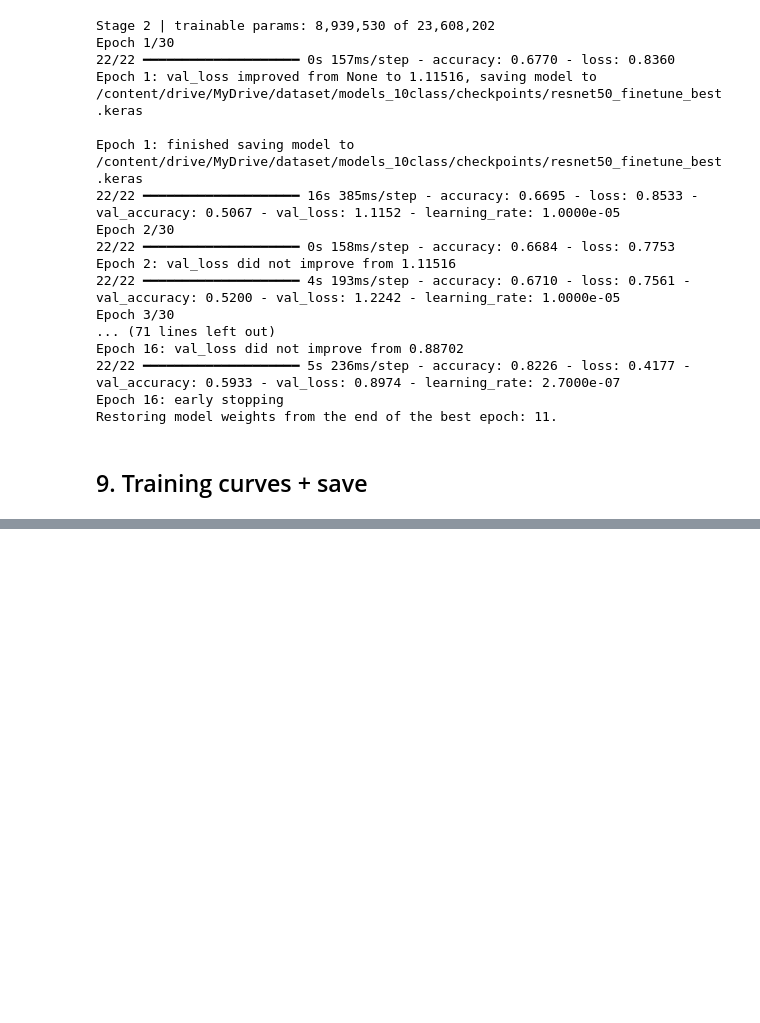
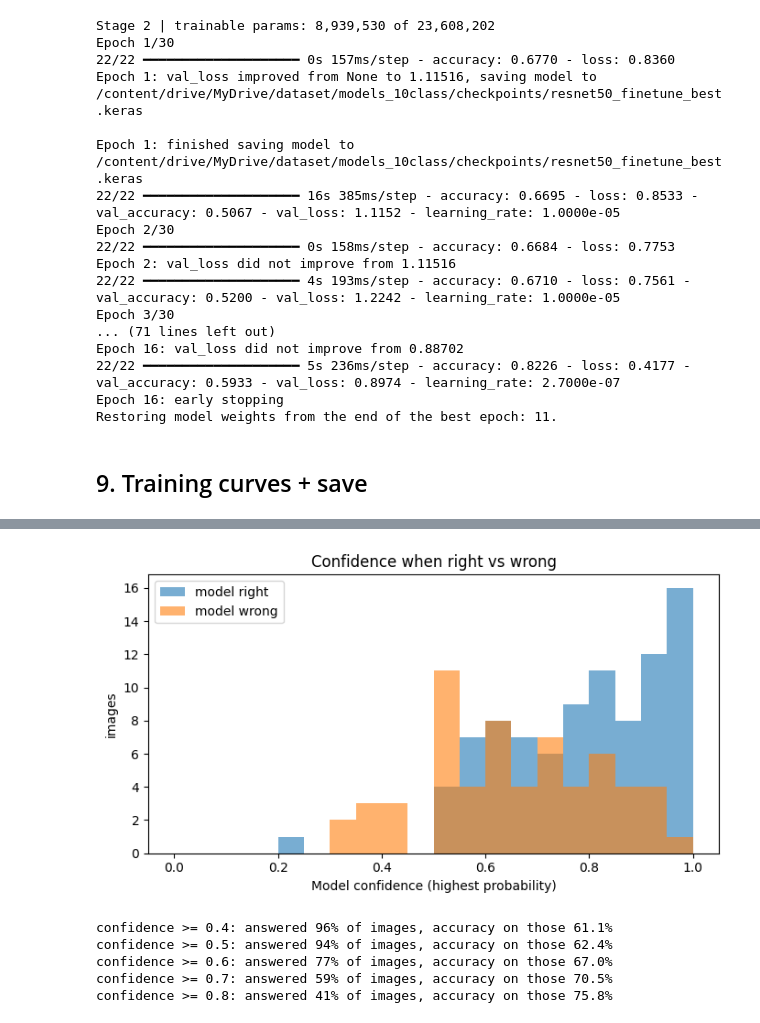
Before and after one commit to Janith303/Sinhala-and-Maths-Model-training-, a Jupyter notebook: notebook/resnet50.ipynb, the cells around one changed output, grey strips where cells are left out. Cells and saved outputs as stored; diff of their text form; code cells hidden in the pictures; blank space fills up the shorter version.

```diff
--- a/notebook/resnet50.ipynb
+++ b/notebook/resnet50.ipynb
@@ -526,0 +688,24 @@ Restoring model weights from the end of the best epoch: 11.
+# %%
+# Confidence: how sure is the model when it is right vs wrong? Use this to choose a "try again" limit.
+conf = probs.max(axis=1)
+right = (y_pred == y_true)
+
+plt.figure(figsize=(7, 4))
+plt.hist(conf[right],  bins=20, range=(0, 1), alpha=0.6, label="model right")
+plt.hist(conf[~right], bins=20, range=(0, 1), alpha=0.6, label="model wrong")
+plt.xlabel("Model confidence (highest probability)"); plt.ylabel("images"); plt.legend()
+plt.title("Confidence when right vs wrong")
+plt.tight_layout()
+plt.savefig(PLOTS_DIR / "resnet50_10class_confidence.png", dpi=150)
+plt.show()
+
+for t in [0.4, 0.5, 0.6, 0.7, 0.8]:
+    keep = conf >= t
+    print(f"confidence >= {t:.1f}: answered {keep.mean():.0%} of images, accuracy on those {right[keep].mean():.1%}")
+# %% [output]
+[figure, added]
+confidence >= 0.4: answered 96% of images, accuracy on those 61.1%
+confidence >= 0.5: answered 94% of images, accuracy on those 62.4%
+confidence >= 0.6: answered 77% of images, accuracy on those 67.0%
+confidence >= 0.7: answered 59% of images, accuracy on those 70.5%
+confidence >= 0.8: answered 41% of images, accuracy on those 75.8%
```
Also changed, not shown: parts of 17 cells of this notebook.
